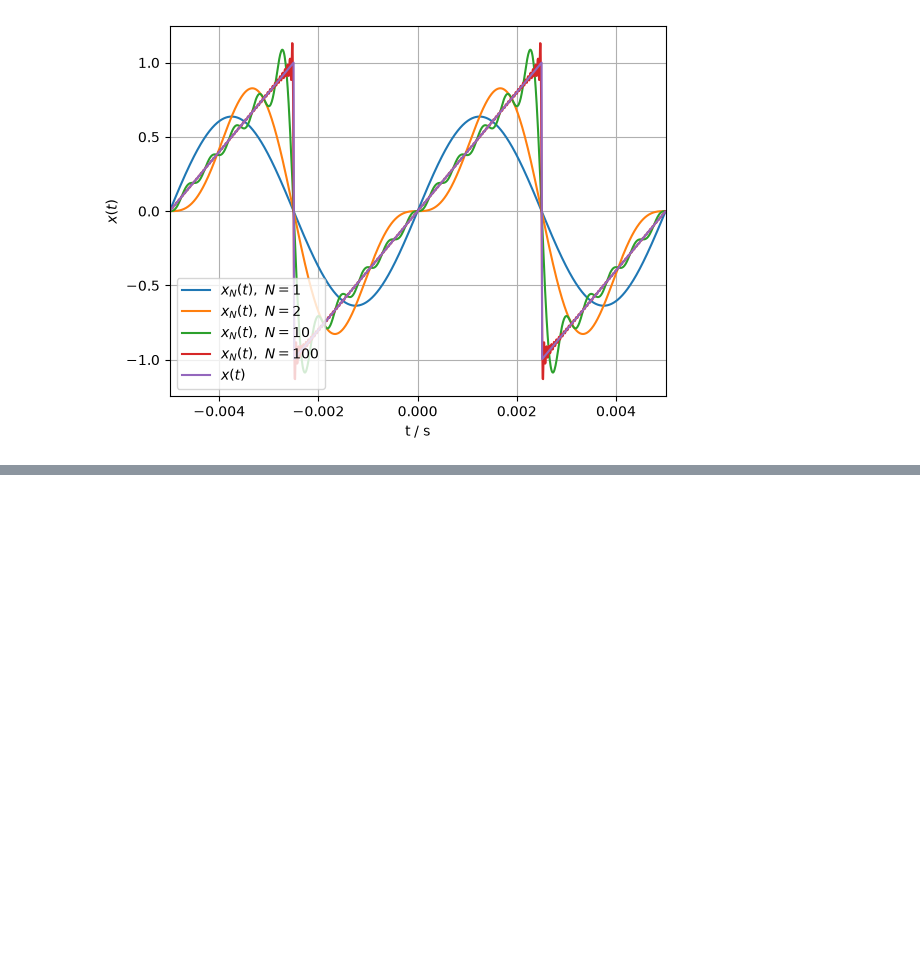
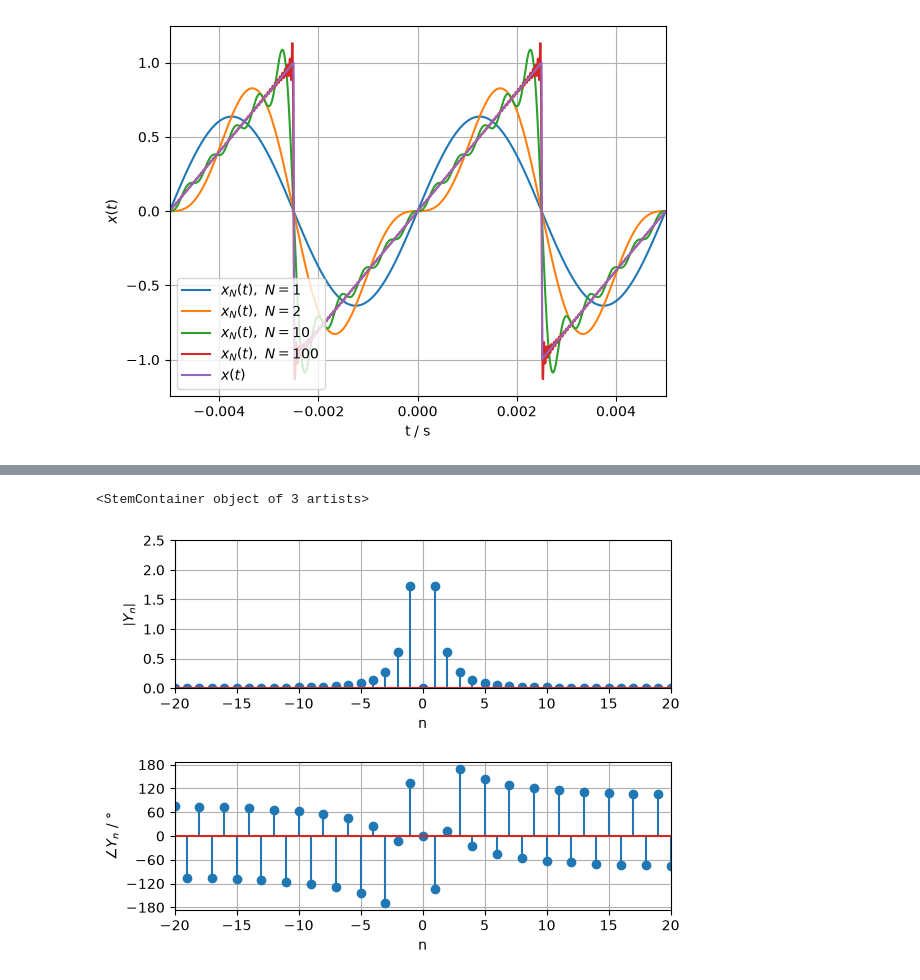
Before and after one commit to NelsonWiltebo/Signals-and-Transformers-Assigments, a Jupyter notebook: Assignment 2.ipynb, the cells around one changed output, grey strips where cells are left out. Saved outputs shown, nothing was run; the diff lists cells and outputs as text; code cells hidden in the pictures; blank space fills up the shorter version.

```diff
--- a/Assignment 2.ipynb
+++ b/Assignment 2.ipynb
@@ -116,0 +171,25 @@ ax[1].stem(wn, np.angle(Xn))
+# %%
+Hn = alpha ** 2 / ((alpha + 1j * wn) ** 2)
+
+Yn = Hn * Xn
+
+fig, ax = plt.subplots(2, 1)
+ax[0].grid()
+ax[1].grid()
+fig.subplots_adjust(hspace=0.5)
+
+ax[0].set_xlim(-20, 20)
+ax[0].set_ylim(0, 2.5)
+ax[0].set_xlabel('n')
+ax[0].set_ylabel('$\\left| Y_n \\right|$')
+
+ax[1].set_xlim(-20, 20)
+ax[1].set_xlabel('n')
+ax[1].set_yticks(np.arange(-180, 181, 60))
+ax[1].set_ylabel('$\\angle Y_n$ / °')
+
+ax[0].stem(k, np.abs(Yn))
+ax[1].stem(k, 180 / np.pi * np.angle(Yn))
+# %% [output]
+<StemContainer object of 3 artists>
+[figure, added]
```
Also changed, not shown: parts of 9 cells of this notebook.
